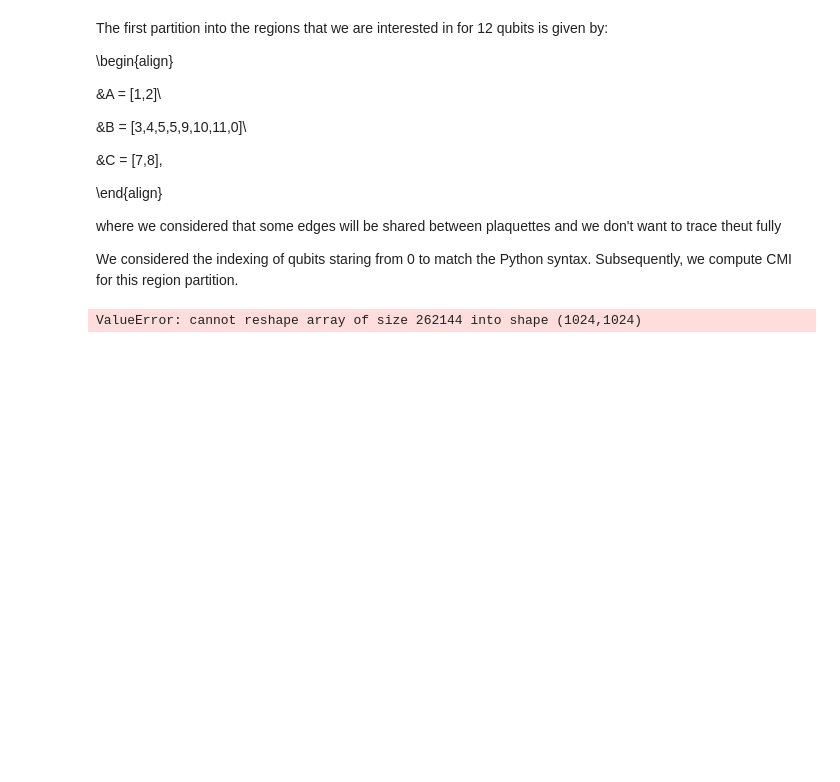
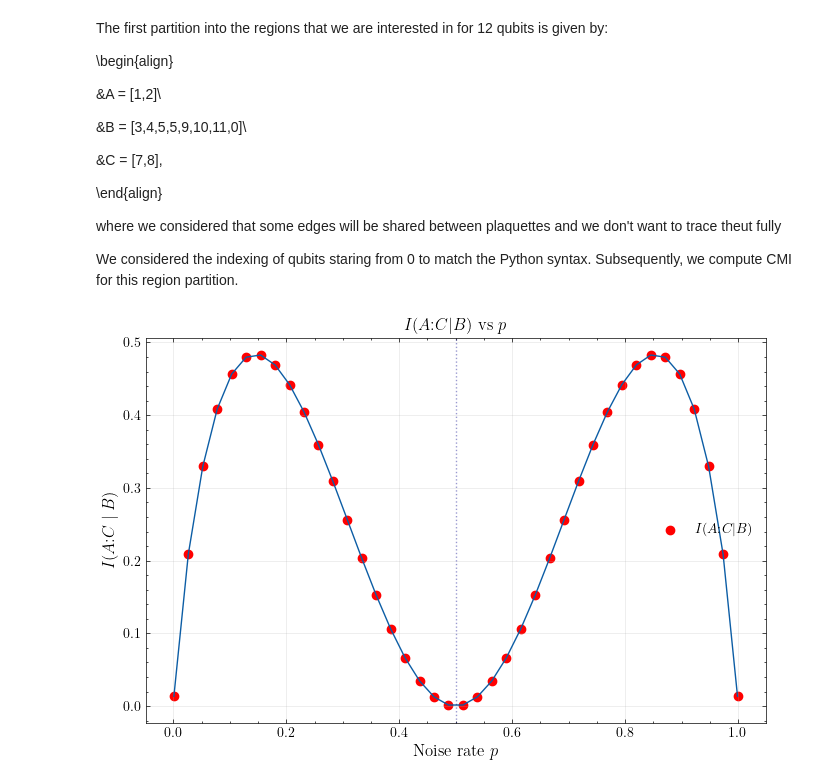
Before and after one commit to HannaKarwowska/PSI-Essay, a Jupyter notebook: New_codes/Plaquette_ring.ipynb, the cells around one changed output. Cells and saved outputs as stored; diff of their text form; code cells hidden in the pictures; blank space fills up the shorter version.

```diff
--- a/New_codes/Plaquette_ring.ipynb
+++ b/New_codes/Plaquette_ring.ipynb
@@ -307,7 +307,7 @@ We considered the indexing of qubits staring from 0 to match the Python syntax.
 
 A = [1,2]
 
-B = [3,4,5,5,9,10,11,0]
+B = [3,4,5,6,9,10,11,0]
 
 C = [7,8]
 
@@ -321,32 +321,29 @@ indexlist_4 = [0,3,6,9]
 # -------------------------
 
 #Array of different noise rates
-p_array = np.linspace(0.001,0.999,10)
+p_array = np.linspace(0.001,0.999,40)
 
 cmi_array = np.zeros(len(p_array))
 
 for i in range(len(p_array)):
     cmi_array[i] = CMI(p_array[i],indexlist_4,rho_0,A=A,B=B,C=C,N=12)
-# %% [output]
-ValueError: cannot reshape array of size 262144 into shape (1024,1024)
 # %%
 # ============================================================
 # Plot of the results of CMI vs noise rate p
 # ============================================================
 
 
-fig, ax = plt.subplots(figsize=(12, 8))
+fig, ax = plt.subplots(figsize=(8, 5))
+plt.style.use('science')
 
 ax.plot(p_array, cmi_array,lw=1)
 ax.scatter(p_array, cmi_array,color='red', label=r'$I(A{:}C|B)$')
-ax.axhline(1.0, color='black', ls=':', alpha=0.4)
 ax.axvline(0.5, color='darkblue', ls=':', alpha=0.4)
 ax.set_xlabel(r'Noise rate $p$', fontsize=12)
 ax.set_ylabel(r'$I(A{:}C \mid B)$ ', fontsize=12)
 ax.set_title(r' $I(A{:}C|B)$ vs $p$', fontsize=12)
 ax.legend(fontsize=10)
 ax.grid(True, alpha=0.3)
-ax.annotate(r'$p_c = 0.5$', xy=(0.5, 0.05), fontsize=10, color='blue',
-            ha='center', va='bottom')
-plt.style.use('science')
 plt.show()
+# %% [output]
+[figure, added]
```
Also changed, not shown: parts of 4 cells of this notebook.
